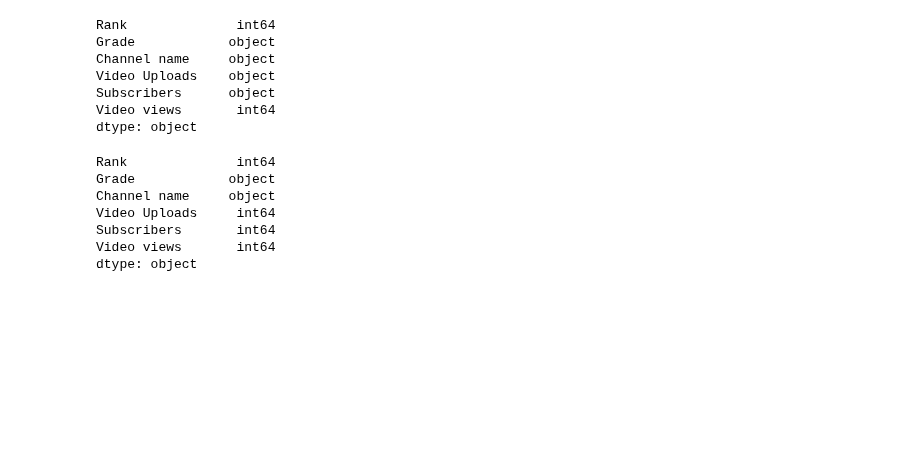
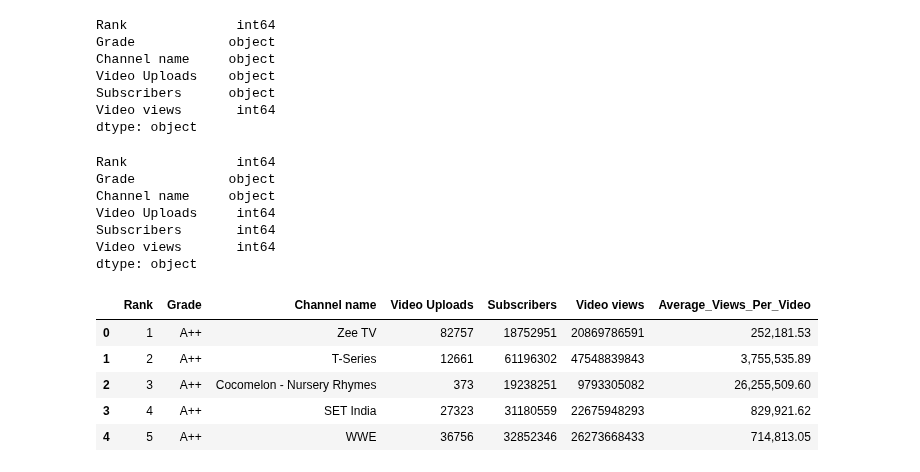
Before and after one commit to Dharmil4602/data-science-projects, a Jupyter notebook: Youtube Channel/channels.ipynb, the cells around one changed output. Saved outputs shown, nothing was run; the diff lists cells and outputs as text; code cells hidden in the pictures; blank space fills up the shorter version.

Commit message:
Found the average views per video

```diff
--- a/Youtube Channel/channels.ipynb
+++ b/Youtube Channel/channels.ipynb
@@ -175,3 +175,15 @@ Video Uploads     int64
 Subscribers       int64
 Video views       int64
 dtype: object
+# %%
+# Finding average views per video
+data['Average_Views_Per_Video'] = data['Video views'] / data['Video Uploads']
+# %%
+data.head()
+# %% [output]
+|  | Rank | Grade | Channel name | Video Uploads | Subscribers | Video views | Average_Views_Per_Video |
+| 0 | 1 | A++ | Zee TV | 82757 | 18752951 | 20869786591 | 252,181.53 |
+| 1 | 2 | A++ | T-Series | 12661 | 61196302 | 47548839843 | 3,755,535.89 |
+| 2 | 3 | A++ | Cocomelon - Nursery Rhymes | 373 | 19238251 | 9793305082 | 26,255,509.60 |
+| 3 | 4 | A++ | SET India | 27323 | 31180559 | 22675948293 | 829,921.62 |
+| 4 | 5 | A++ | WWE | 36756 | 32852346 | 26273668433 | 714,813.05 |
```
